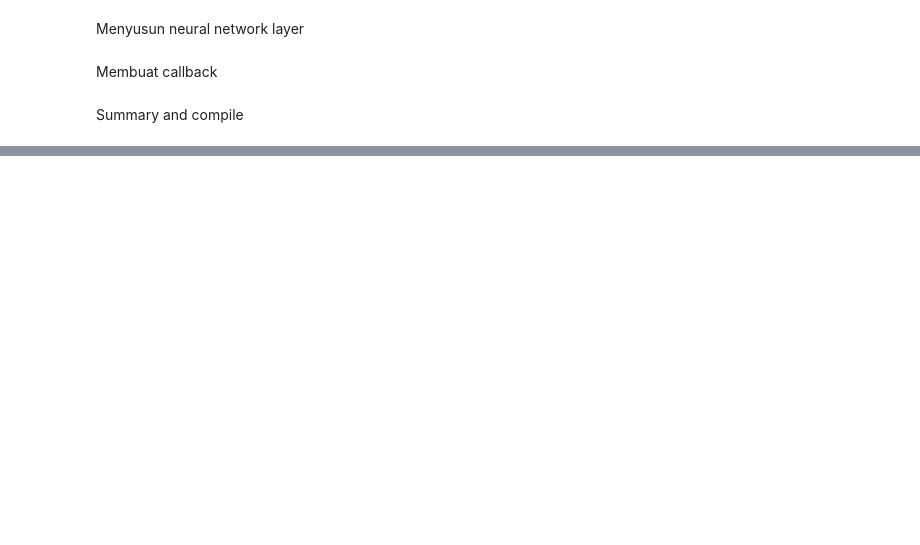
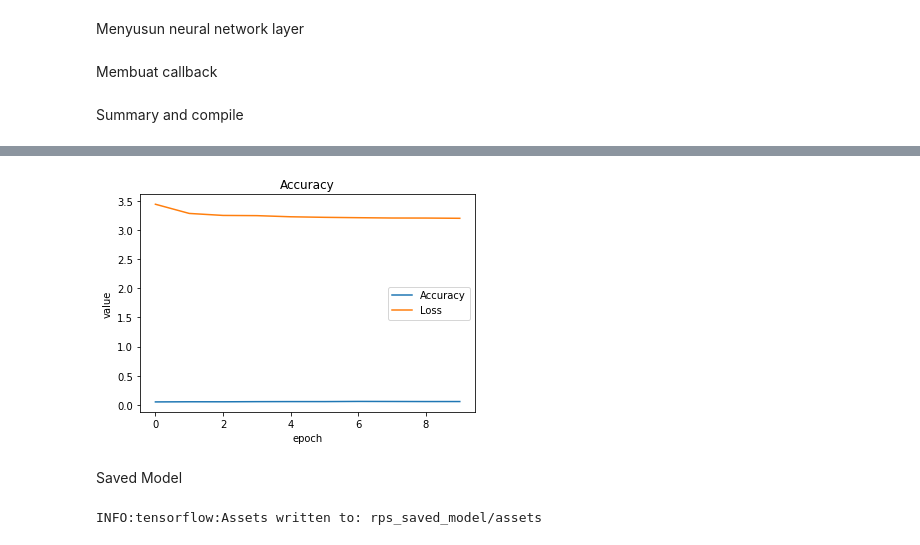
Before and after one commit to chuck1z/capstone-project, a Jupyter notebook: ML/Teddy/4th/Model_EfficientNetB0.ipynb, the cells around one changed output, grey strips where cells are left out. Saved outputs shown, nothing was run; the diff lists cells and outputs as text; code cells hidden in the pictures; blank space fills up the shorter version.

Commit message:
Updated model up efficientNet

```diff
--- a/ML/Teddy/4th/Model_EfficientNetB0.ipynb
+++ b/ML/Teddy/4th/Model_EfficientNetB0.ipynb
@@ -54,8 +54,8 @@ Mon May 16 03:28:56 2022
 # %% [markdown]
 mapping directory
 # %%
-train_dir = "/content/dataset/train"
-test_dir = "/content/dataset/test"
+train_dir = "/content/content/datasets/Dataset Fix"
+test_dir = "/content/content/dataset/test"
 # %%
 tf.keras.backend.clear_session()
 # %% [markdown]
@@ -144,7 +147,7 @@ model = tf.keras.models.Sequential([
                                     Dropout(0.3),
                                     Dense(32, activation='relu',),
                                     Dropout(0.3),
-                                    Dense(6, activation='softmax')
+                                    Dense(32, activation='softmax')
 
 ])
 optimizer = tf.keras.optimizers.Adam()
@@ -186,7 +192,8 @@ _________________________________________________________________
 # %%
 hist = model.fit(train_data,
-                 epochs=5,
-                 validation_data=val_data,
+                 epochs=10,
+                #  validation_data=val_data,
                 #  steps_per_epoch=128,
-                 callbacks=[callbacks])
+                #  callbacks=[callbacks]
+                 )
 # %% [output]
@@ -203,17 +220,21 @@ KeyboardInterrupt: ignored
 # %%
 import matplotlib.pyplot as plt
 plt.plot(hist.history['accuracy'], label='Accuracy')
 plt.plot(hist.history['loss'], label='Loss')
 plt.title('Accuracy')
 plt.ylabel('value')
 plt.xlabel('epoch')
 plt.legend()
 plt.show()
 # summarize history for loss
-plt.plot(hist.history['val_accuracy'], label='Val Accuracy')
-plt.plot(hist.history['val_loss'], label='Val Los')
-plt.title('Loss')
-plt.ylabel('value')
-plt.xlabel('epoch')
-plt.legend()
-plt.show()
+# plt.plot(hist.history['val_accuracy'], label='Val Accuracy')
+# plt.plot(hist.history['val_loss'], label='Val Los')
+# plt.title('Loss')
+# plt.ylabel('value')
+# plt.xlabel('epoch')
+# plt.legend()
+# plt.show()
+# %% [output]
+[figure, added]
+# %% [markdown]
+Saved Model
@@ -219,0 +243,4 @@ plt.show()
+# %%
+tf.saved_model.save(model, RPS_SAVED_MODEL)
+# %% [output]
+INFO:tensorflow:Assets written to: rps_saved_model/assets
```
Also changed, not shown: parts of 16 cells of this notebook.
